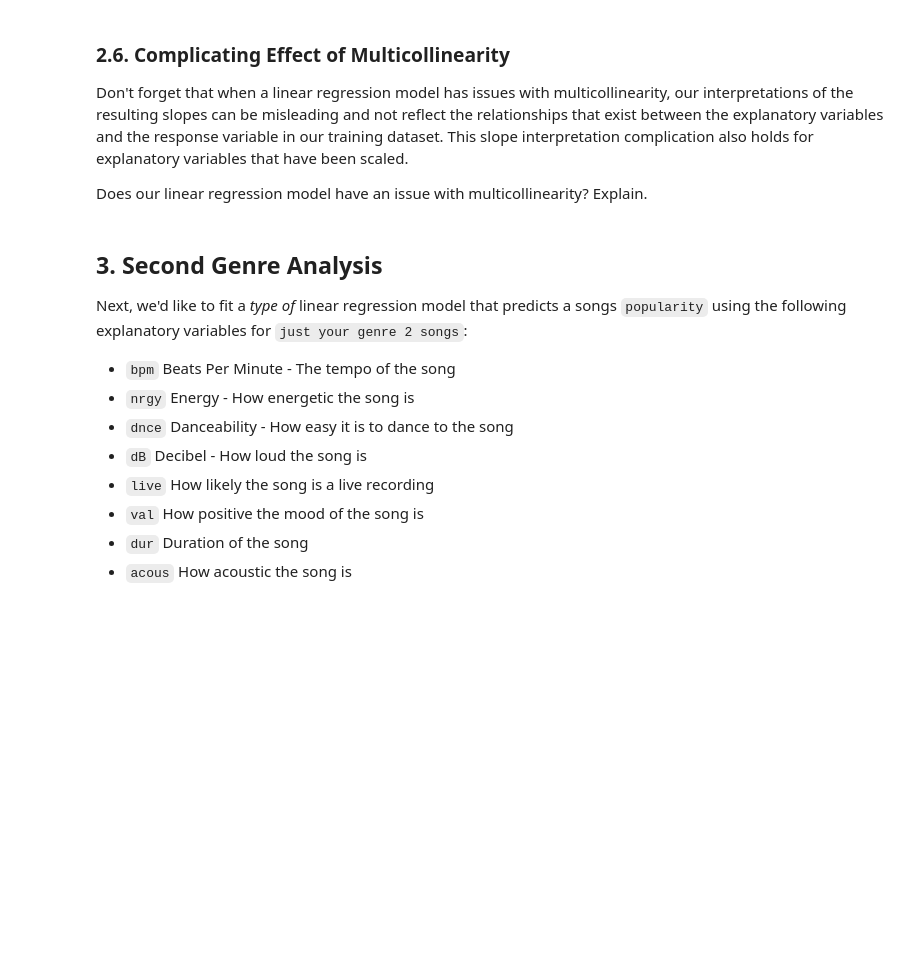
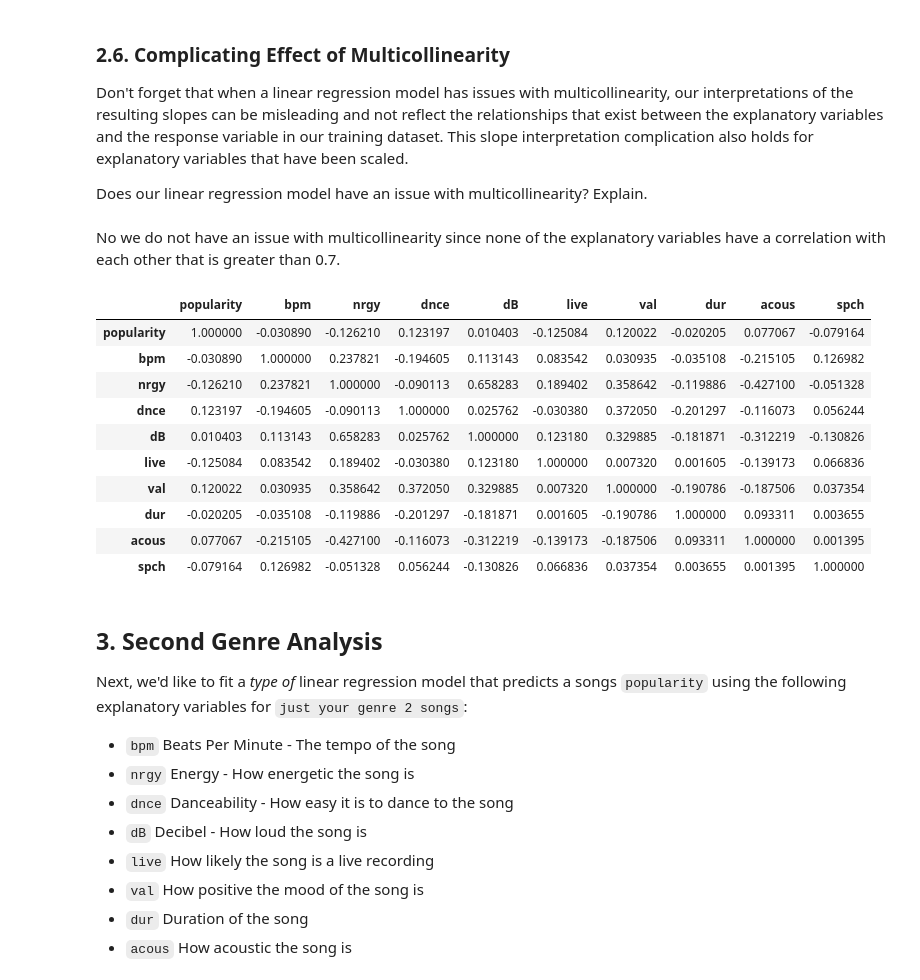
Before and after one commit to ryguy2k4/stat207, a Jupyter notebook: lab_07/lab_07_group.ipynb, the cells around one changed output. Saved outputs shown, nothing was run; the diff lists cells and outputs as text; code cells hidden in the pictures; blank space fills up the shorter version.

```diff
--- a/lab_07/lab_07_group.ipynb
+++ b/lab_07/lab_07_group.ipynb
@@ -103,3 +107,6 @@ The dataset that we will analyze in this group assignment is comprised of inform
 1. Read the `top_spotify.csv` file into a dataframe.
 2. Show the first five rows.
 3. Show how many rows are in the dataframe.
+# %%
+df = pd.read_csv("top_spotify.csv")
+df.head()
@@ -114,0 +139,2 @@ Suppose we would only like to consider genres in this dataset that have at least
+# %%
+df_dance_pop = df[df["top genre"] == "dance pop"]
@@ -149,3 +193,8 @@ Suppose we were to just simply fit a linear regression model that predicts song
 ### 2.3. z-Score Scaling the Explanatory Variables
 
 Next, scale each of your explanatory variables in your `first genre dataset` using the z-score scaling method that we discussed in class.
+# %%
+from sklearn.preprocessing import StandardScaler
+scaler = StandardScaler()
+scaled_expl_var = scaler.fit_transform(df_dance_pop[["popularity", "bpm", "nrgy", "dnce", "dB", "live", "val", "dur", "acous", "spch"]])
+df_dance_pop[["popularity", "bpm", "nrgy", "dnce", "dB", "live", "val", "dur", "acous", "spch"]] =  scaled_expl_var
@@ -163,6 +252,22 @@ What are the three most important song metrics when it comes to predicting song
 Don't forget that when a linear regression model has issues with multicollinearity, our interpretations of the resulting slopes can be misleading and not reflect the relationships that exist between the explanatory variables and the response variable in our training dataset. This slope interpretation complication also holds for explanatory variables that have been scaled.
 
 Does our linear regression model have an issue with multicollinearity? Explain.
+# %% [markdown]
+No we do not have an issue with multicollinearity since none of the explanatory variables have a correlation with each other that is greater than 0.7.
+# %%
+df_dance_pop.corr(numeric_only=True)
+# %% [output]
+|  | popularity | bpm | nrgy | dnce | dB | live | val | dur | acous | spch |
+| popularity | 1.000000 | -0.030890 | -0.126210 | 0.123197 | 0.010403 | -0.125084 | 0.120022 | -0.020205 | 0.077067 | -0.079164 |
+| bpm | -0.030890 | 1.000000 | 0.237821 | -0.194605 | 0.113143 | 0.083542 | 0.030935 | -0.035108 | -0.215105 | 0.126982 |
+| nrgy | -0.126210 | 0.237821 | 1.000000 | -0.090113 | 0.658283 | 0.189402 | 0.358642 | -0.119886 | -0.427100 | -0.051328 |
+| dnce | 0.123197 | -0.194605 | -0.090113 | 1.000000 | 0.025762 | -0.030380 | 0.372050 | -0.201297 | -0.116073 | 0.056244 |
+| dB | 0.010403 | 0.113143 | 0.658283 | 0.025762 | 1.000000 | 0.123180 | 0.329885 | -0.181871 | -0.312219 | -0.130826 |
+| live | -0.125084 | 0.083542 | 0.189402 | -0.030380 | 0.123180 | 1.000000 | 0.007320 | 0.001605 | -0.139173 | 0.066836 |
+| val | 0.120022 | 0.030935 | 0.358642 | 0.372050 | 0.329885 | 0.007320 | 1.000000 | -0.190786 | -0.187506 | 0.037354 |
+| dur | -0.020205 | -0.035108 | -0.119886 | -0.201297 | -0.181871 | 0.001605 | -0.190786 | 1.000000 | 0.093311 | 0.003655 |
+| acous | 0.077067 | -0.215105 | -0.427100 | -0.116073 | -0.312219 | -0.139173 | -0.187506 | 0.093311 | 1.000000 | 0.001395 |
+| spch | -0.079164 | 0.126982 | -0.051328 | 0.056244 | -0.130826 | 0.066836 | 0.037354 | 0.003655 | 0.001395 | 1.000000 |
 # %% [markdown]
 ## 3. Second Genre Analysis
 
```
Also changed, not shown: parts of 19 cells of this notebook.
